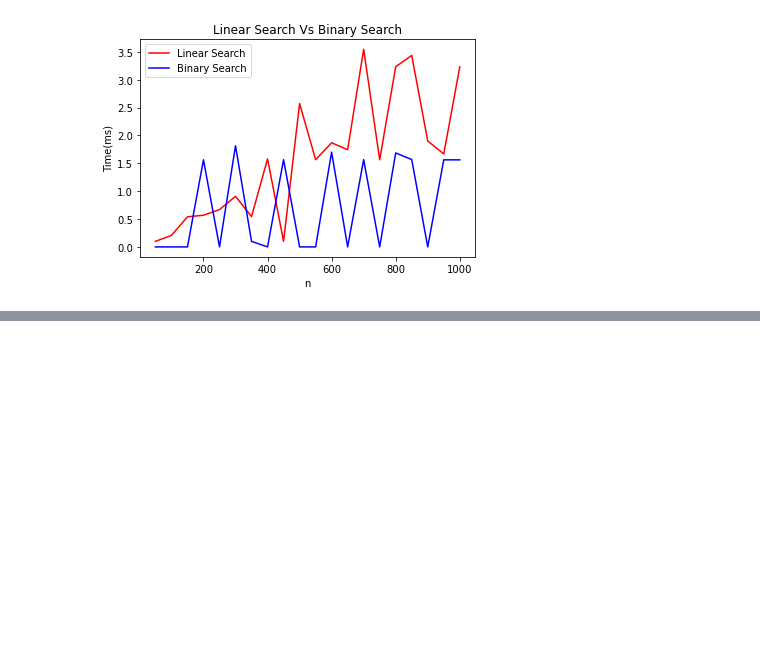
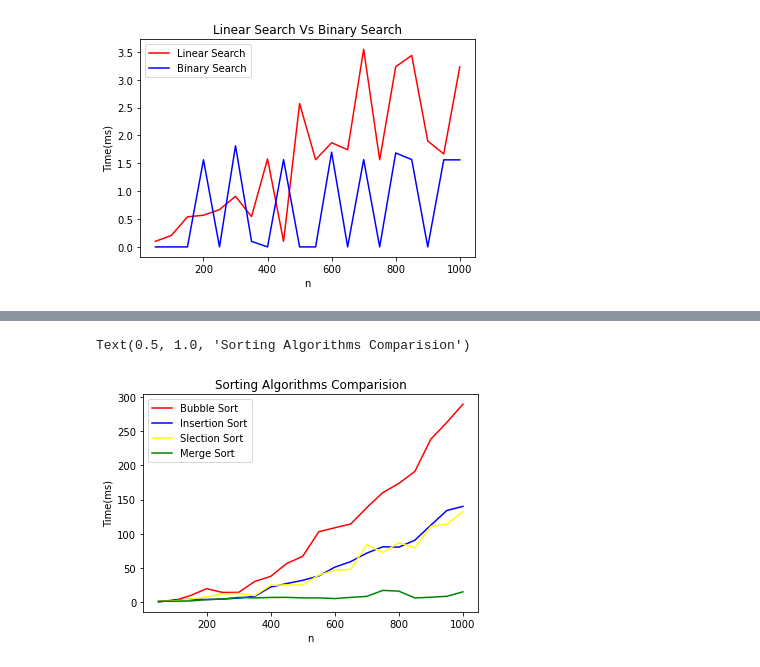
Before and after one commit to lablnet/data_structure, a Jupyter notebook: Notes/Notes.ipynb, the cells around one changed output, grey strips where cells are left out. Cells and saved outputs as stored; diff of their text form; code cells hidden in the pictures; blank space fills up the shorter version.

Commit message:
Init sorting notes

```diff
--- a/Notes/Notes.ipynb
+++ b/Notes/Notes.ipynb
@@ -234,0 +249,80 @@ Text(0.5, 1.0, 'Linear Search Vs Binary Search')
+# %%
+def bubble_sort(lst: list):
+    for i in range(0, len(lst) - 1):
+        for j in range(0, (len(lst) - 1) - i):
+            if lst[j] > lst[j+1]:
+                (lst[j+1], lst[j]) = (lst[j], lst[j+1])
+
+    return lst
+
+def insertion_sort(lst: list):
+    for i in range(1, len(lst)):
+        key = lst[i]
+        j = i - 1
+        while j >= 0 and key < lst[j]:
+            lst[j + 1] = lst[j]
+            j -= 1
+        lst[j + 1] = key
+
+    return lst
+
+def slection_sort(lst: list):
+
+    for i in range(len(lst)):
+        index = i
+        for j in range(i+1, len(lst)):
+            if lst[index] >lst[j]:
+                index = j
+
+        lst[i], lst[index] = lst[index], lst[i]
+
+def merge(left, right):
+    result = []
+    i, j = 0, 0
+    while i < len(left) and j < len(right):
+        if left[i] < right[j]:
+            result.append(left[i])
+            i +=1
+        else:
+            result.append(right[j])
+            j += 1
+
+    while i < len(left):
+        result.append(left[i])
+        i += 1
+    while j < len(right ):
+        result.append(right[j])
+        j += 1
+
+    return result
+
+
+def mergeSort(lst):
+    if len(lst) < 2:
+        return lst
+    else:
+        middle = len(lst) // 2
+        left = mergeSort(lst[:middle])
+        right = mergeSort(lst[middle:])
+
+        return merge(left, right)
+
+
+nBubbleSort, tBubbleSort = tryItABunch( bubble_sort, startN = 50, endN = 1050, stepSize=50, numTrials=10, listMax = 10, algo = "sorting" )
+nInsertionSort, tInsertionSort = tryItABunch( insertion_sort, startN = 50, endN = 1050, stepSize=50, numTrials=10, listMax = 10, algo = "sorting")
+nSlectionSort, tSlectionSort = tryItABunch( slection_sort, startN = 50, endN = 1050, stepSize=50, numTrials=10, listMax = 10, algo = "sorting")
+nMergeSort, tMergeSort = tryItABunch( mergeSort, startN = 50, endN = 1050, stepSize=50, numTrials=10, listMax = 10, algo = "sorting")
+
+plt.plot(nBubbleSort, tBubbleSort, color="red", label="Bubble Sort")
+plt.plot(nInsertionSort, tInsertionSort, color="blue", label="Insertion Sort")
+plt.plot(nSlectionSort, tSlectionSort, color="yellow", label="Slection Sort")
+plt.plot(nMergeSort, tMergeSort, color="green", label="Merge Sort")
+
+
+plt.xlabel("n")
+plt.ylabel("Time(ms)")
+plt.legend()
+plt.title("Sorting Algorithms Comparision")
+# %% [output]
+Text(0.5, 1.0, 'Sorting Algorithms Comparision')
+[figure, added]
```
Also changed, not shown: parts of 1 cell of this notebook.
